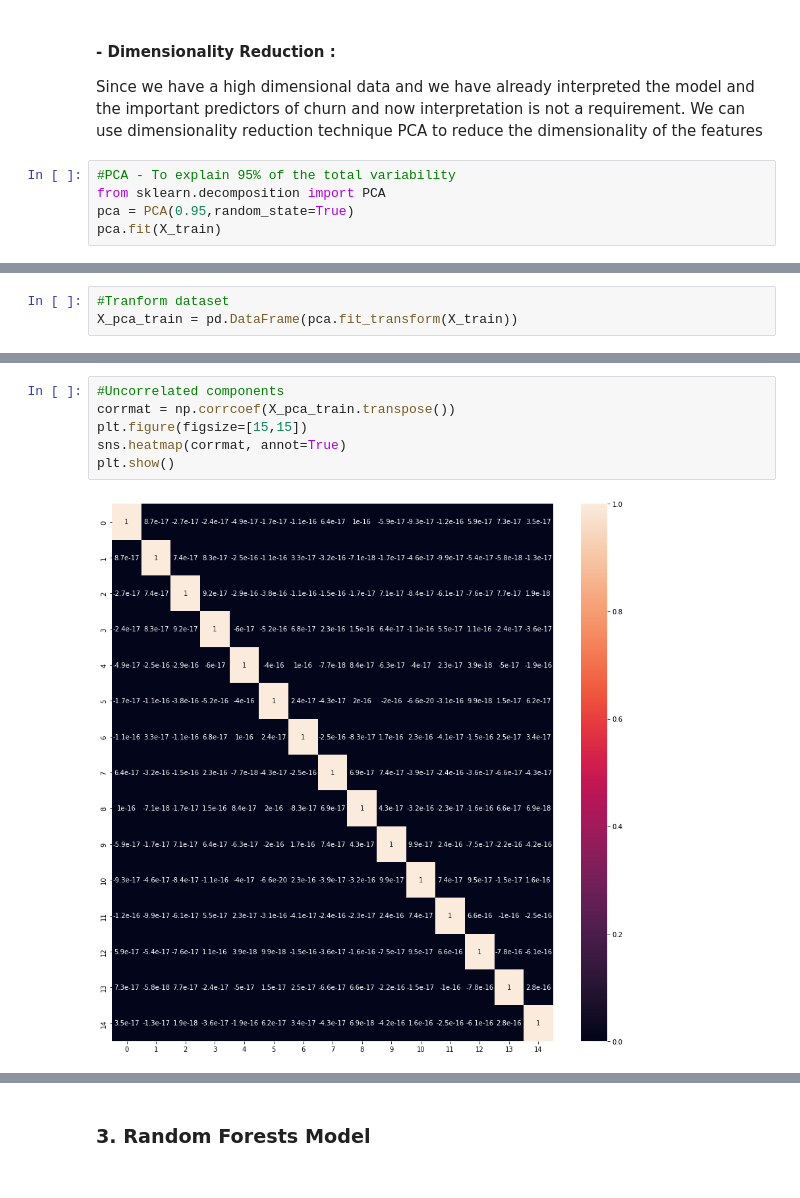
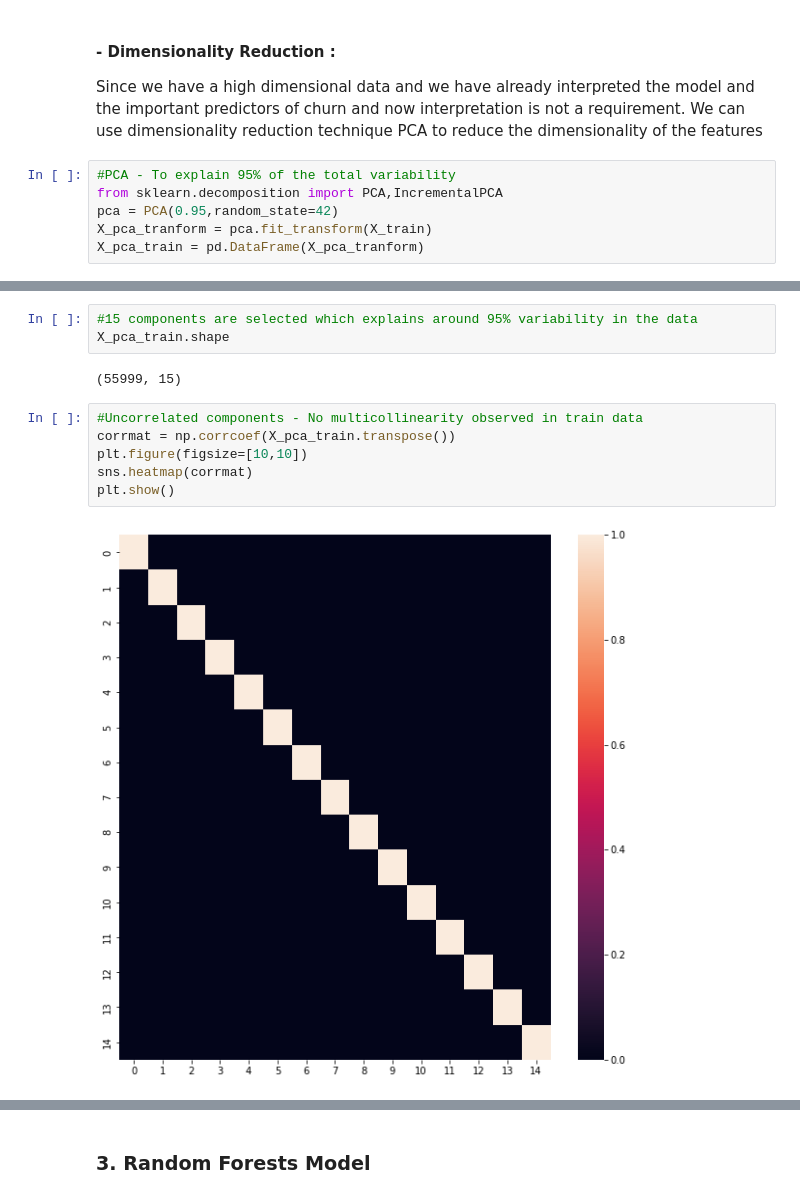
Before and after one commit to karthickchetti/Telecom_Churn_Prediction, a Jupyter notebook: Prediction.ipynb, the cells around one changed output, grey strips where cells are left out. Drawn from its saved outputs; the diff is of its cells as text.

```diff
--- a/Prediction.ipynb
+++ b/Prediction.ipynb
@@ -627,6 +638,7 @@ X_train.shape
 Since we have a high dimensional data and we have already interpreted the model and the important predictors of churn and now interpretation is not a requirement. We can use dimensionality reduction technique PCA to reduce the dimensionality of the features
 # %%
 #PCA - To explain 95% of the total variability
-from sklearn.decomposition import PCA
-pca = PCA(0.95,random_state=True)
-pca.fit(X_train)
+from sklearn.decomposition import PCA,IncrementalPCA
+pca = PCA(0.95,random_state=42)
+X_pca_tranform = pca.fit_transform(X_train)
+X_pca_train = pd.DataFrame(X_pca_tranform)
@@ -640,3 +644,0 @@ pca.components_.shape
-# %%
-#Tranform dataset
-X_pca_train = pd.DataFrame(pca.fit_transform(X_train))
@@ -652,10 +645,15 @@ X_pca_train.head()
+# %%
+#15 components are selected which explains around 95% variability in the data
+X_pca_train.shape
+# %% [output]
+(55999, 15)
 # %%
-#Uncorrelated components
+#Uncorrelated components - No multicollinearity observed in train data
 corrmat = np.corrcoef(X_pca_train.transpose())
-plt.figure(figsize=[15,15])
-sns.heatmap(corrmat, annot=True)
+plt.figure(figsize=[10,10])
+sns.heatmap(corrmat)
 plt.show()
 # %% [output]
-[figure, old version]
+[figure, new version]
 # %%
 #Test Data - PCA applied
```
Also changed, not shown: parts of 30 cells of this notebook.
